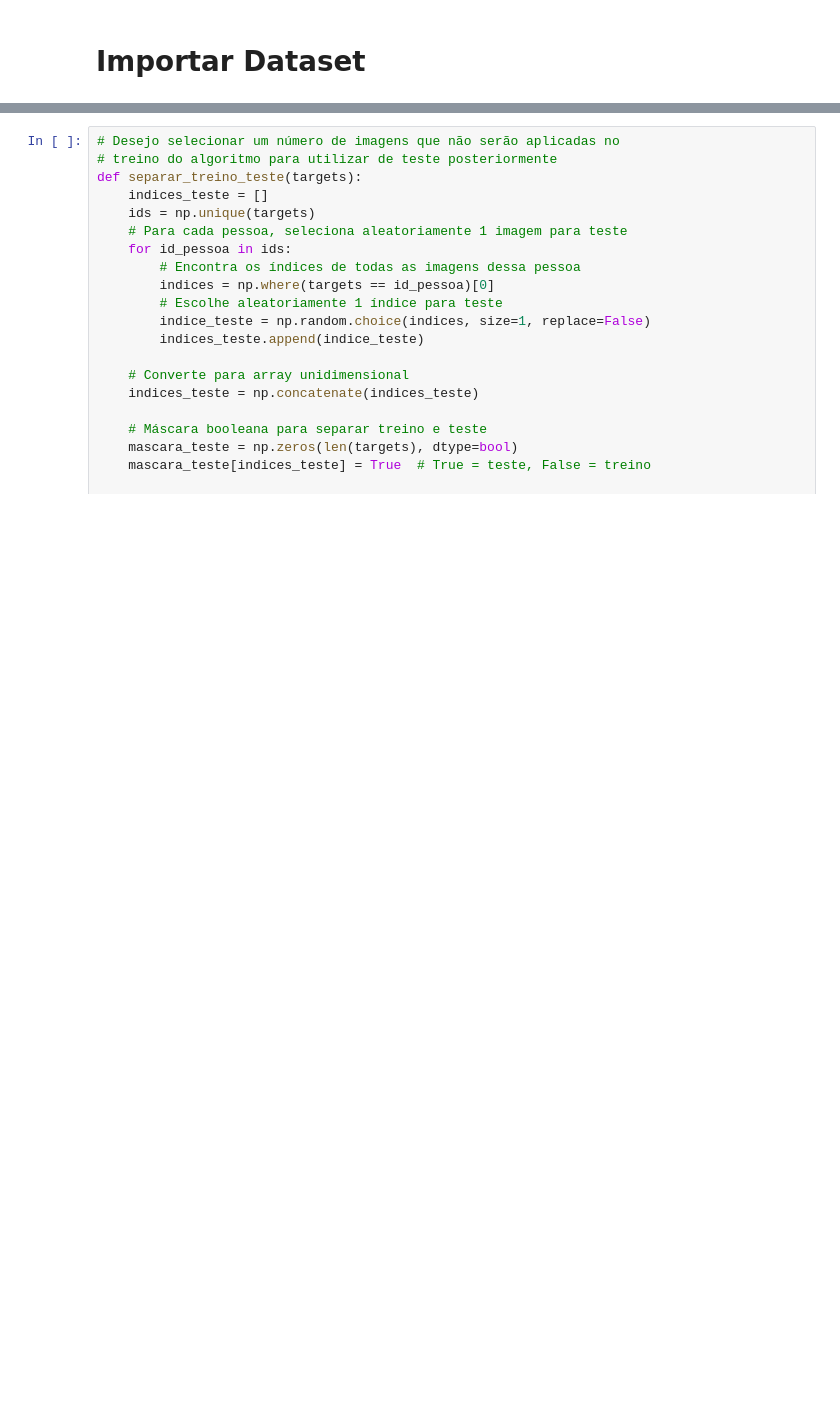
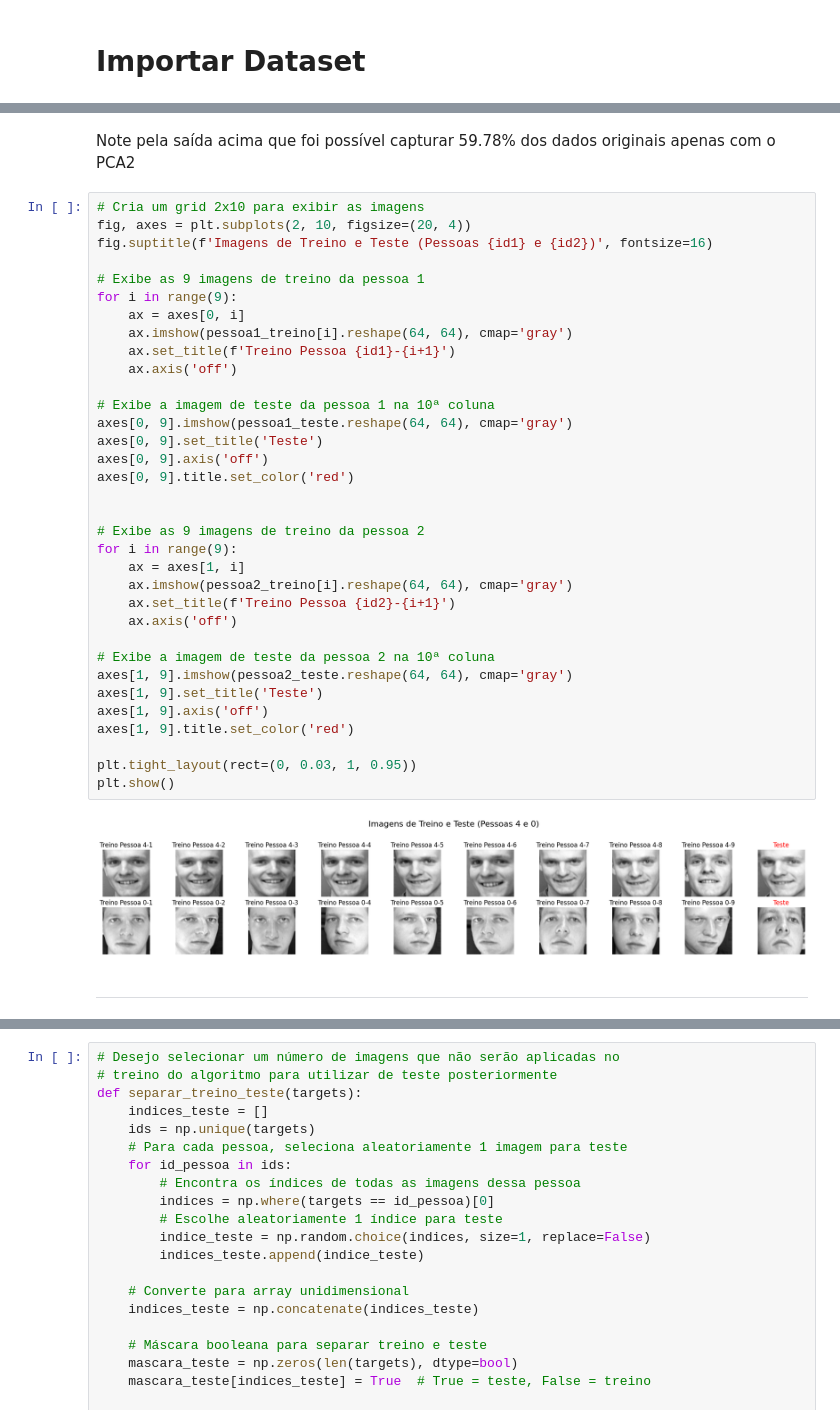
Before and after one commit to schu1na/eigenfaces_cocada, a Jupyter notebook: eigenfaces.ipynb, the cells around one changed output, grey strips where cells are left out. Saved outputs shown, nothing was run; the diff lists cells and outputs as text; blank space fills up the shorter version.

```diff
--- a/eigenfaces.ipynb
+++ b/eigenfaces.ipynb
@@ -36,0 +111,40 @@ array([False, False, False, False, False, False, False, False, False,
+# %% [markdown]
+Note pela saída acima que foi possível capturar 59.78% dos dados originais apenas com o PCA2
+# %%
+# Cria um grid 2x10 para exibir as imagens
+fig, axes = plt.subplots(2, 10, figsize=(20, 4))
+fig.suptitle(f'Imagens de Treino e Teste (Pessoas {id1} e {id2})', fontsize=16)
+
+# Exibe as 9 imagens de treino da pessoa 1
+for i in range(9):
+    ax = axes[0, i]
+    ax.imshow(pessoa1_treino[i].reshape(64, 64), cmap='gray')
+    ax.set_title(f'Treino Pessoa {id1}-{i+1}')
+    ax.axis('off')
+
+# Exibe a imagem de teste da pessoa 1 na 10ª coluna
+axes[0, 9].imshow(pessoa1_teste.reshape(64, 64), cmap='gray')
+axes[0, 9].set_title('Teste')
+axes[0, 9].axis('off')
+axes[0, 9].title.set_color('red')
+
+
+# Exibe as 9 imagens de treino da pessoa 2
+for i in range(9):
+    ax = axes[1, i]
+    ax.imshow(pessoa2_treino[i].reshape(64, 64), cmap='gray')
+    ax.set_title(f'Treino Pessoa {id2}-{i+1}')
+    ax.axis('off')
+
+# Exibe a imagem de teste da pessoa 2 na 10ª coluna
+axes[1, 9].imshow(pessoa2_teste.reshape(64, 64), cmap='gray')
+axes[1, 9].set_title('Teste')
+axes[1, 9].axis('off')
+axes[1, 9].title.set_color('red')
+
+plt.tight_layout(rect=(0, 0.03, 1, 0.95))
+plt.show()
+# %% [output]
+[figure, added]
+# %% [markdown]
+---
```
Also changed, not shown: parts of 21 cells of this notebook.
